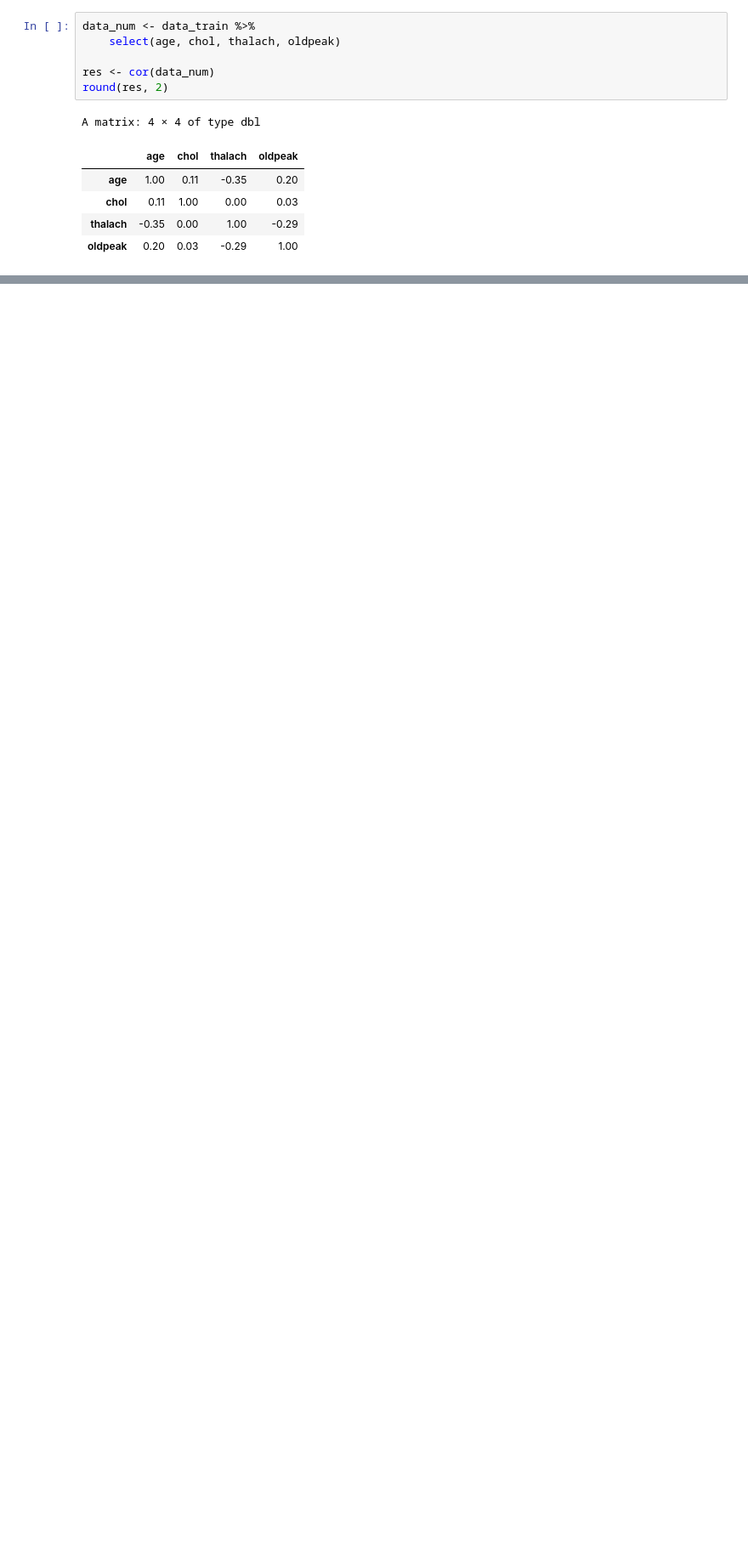
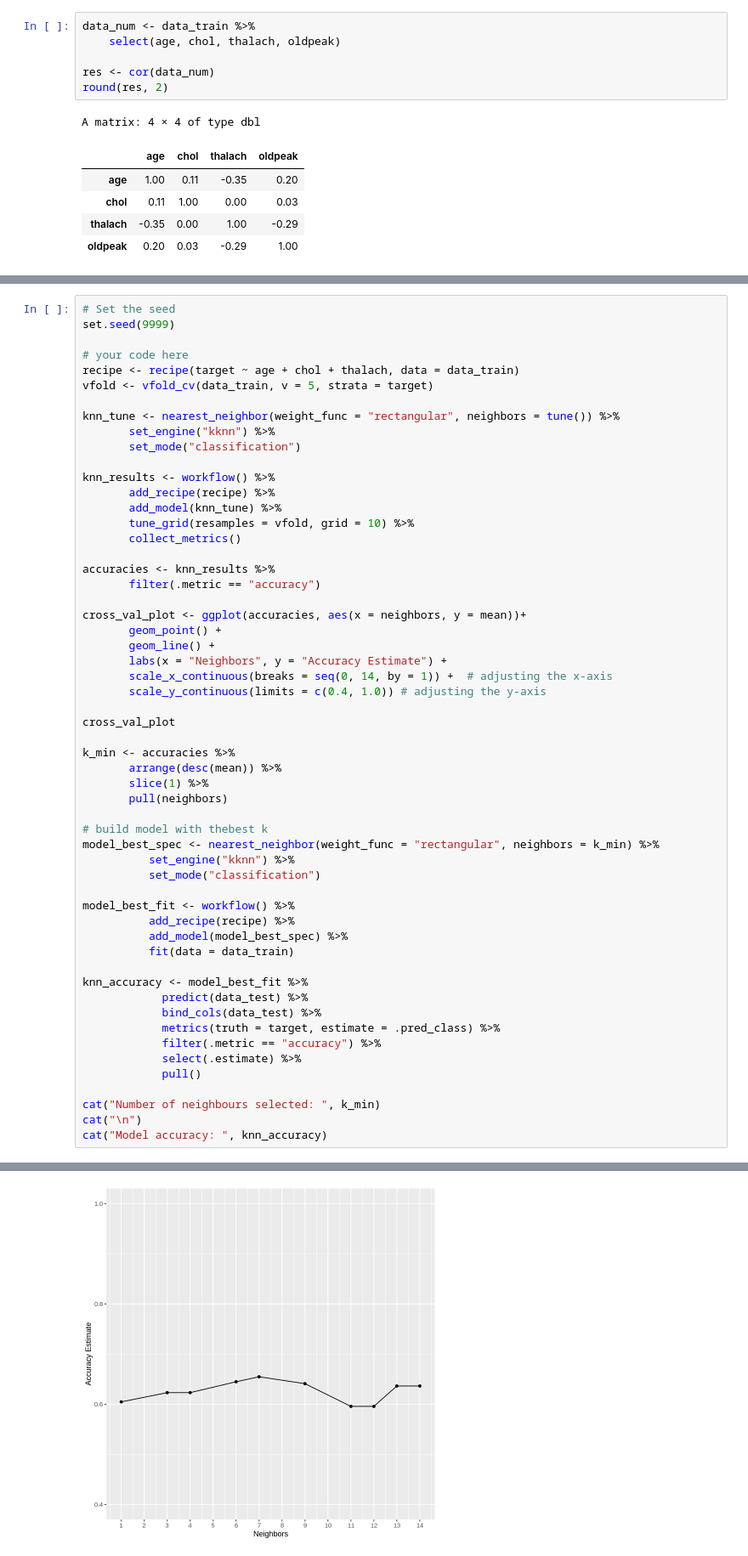
Before and after one commit to karrious/dsci-group-project-8, a Jupyter notebook: final_group_project.ipynb, the cells around one changed output, grey strips where cells are left out. Shown at 85% size. Saved outputs shown, nothing was run; the diff lists cells and outputs as text; blank space fills up the shorter version.

```diff
--- a/final_group_project.ipynb
+++ b/final_group_project.ipynb
@@ -309,0 +328,57 @@ Now we perform perform the actual Data Analysis. After analyzing the data visual
+# %%
+# Set the seed
+set.seed(9999)
+
+# your code here
+recipe <- recipe(target ~ age + chol + thalach, data = data_train)
+vfold <- vfold_cv(data_train, v = 5, strata = target)
+
+knn_tune <- nearest_neighbor(weight_func = "rectangular", neighbors = tune()) %>%
+       set_engine("kknn") %>%
+       set_mode("classification")
+
+knn_results <- workflow() %>%
+       add_recipe(recipe) %>%
+       add_model(knn_tune) %>%
+       tune_grid(resamples = vfold, grid = 10) %>%
+       collect_metrics()
+
+accuracies <- knn_results %>%
+       filter(.metric == "accuracy")
+
+cross_val_plot <- ggplot(accuracies, aes(x = neighbors, y = mean))+
+       geom_point() +
+       geom_line() +
+       labs(x = "Neighbors", y = "Accuracy Estimate") +
+       scale_x_continuous(breaks = seq(0, 14, by = 1)) +  # adjusting the x-axis
+       scale_y_continuous(limits = c(0.4, 1.0)) # adjusting the y-axis
+
+cross_val_plot
+
+k_min <- accuracies %>%
+       arrange(desc(mean)) %>%
+       slice(1) %>%
+       pull(neighbors)
+
+# build model with thebest k
+model_best_spec <- nearest_neighbor(weight_func = "rectangular", neighbors = k_min) %>%
+          set_engine("kknn") %>%
+          set_mode("classification")
+
+model_best_fit <- workflow() %>%
+          add_recipe(recipe) %>%
+          add_model(model_best_spec) %>%
+          fit(data = data_train)
+
+knn_accuracy <- model_best_fit %>%
+            predict(data_test) %>%
+            bind_cols(data_test) %>%
+            metrics(truth = target, estimate = .pred_class) %>%
+            filter(.metric == "accuracy") %>%
+            select(.estimate) %>%
+            pull()
+
+cat("Number of neighbours selected: ", k_min)
+cat("\n")
+cat("Model accuracy: ", knn_accuracy)
+# %% [output]
@@ -309,0 +387 @@ Now we perform perform the actual Data Analysis. After analyzing the data visual
+[figure, added]
```
Also changed, not shown: parts of 8 cells of this notebook.
